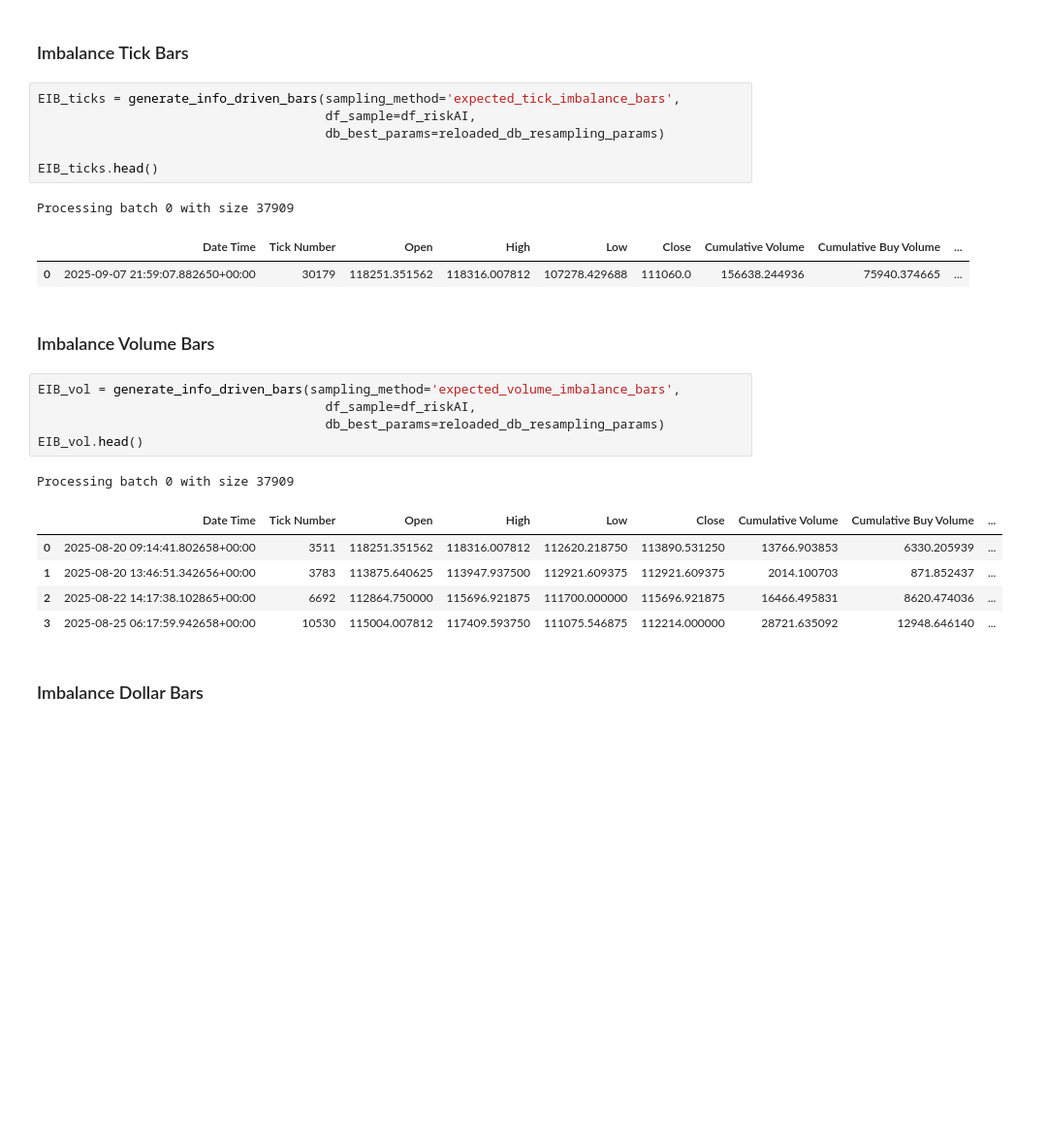
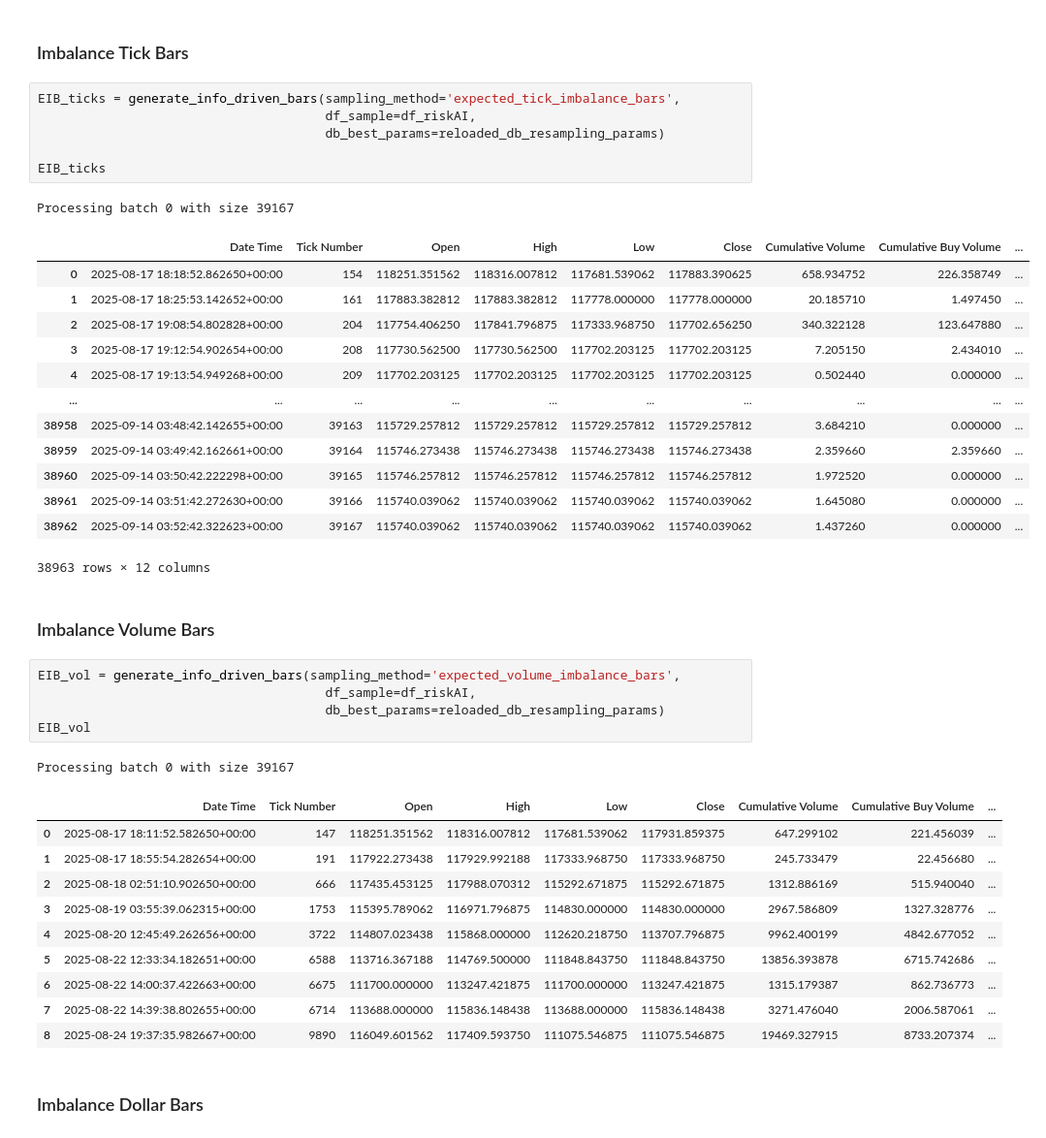
Before and after one commit to engr-bobet-14/Trading-Systems, a Jupyter notebook: smart-money/Notebook/[01] Data Structures.ipynb, the cells around one changed output. Shown: that part at 97% size. Drawn from its saved outputs; the diff is of its cells as text; blank space fills up the shorter version.

```diff
--- a/smart-money/Notebook/[01] Data Structures.ipynb
+++ b/smart-money/Notebook/[01] Data Structures.ipynb
@@ -790,27 +1101,43 @@ features = [
 # %%
 EIB_ticks = generate_info_driven_bars(sampling_method='expected_tick_imbalance_bars',
                                       df_sample=df_riskAI,
                                       db_best_params=reloaded_db_resampling_params)
 
-EIB_ticks.head()
+EIB_ticks
 # %% [output]
-Processing batch 0 with size 37909
+Processing batch 0 with size 39167
 |  | Date Time | Tick Number | Open | High | Low | Close | Cumulative Volume | Cumulative Buy Volume | ... |
-| 0 | 2025-09-07 21:59:07.882650+00:00 | 30179 | 118251.351562 | 118316.007812 | 107278.429688 | 111060.0 | 156638.244936 | 75940.374665 | ... |
+| 0 | 2025-08-17 18:18:52.862650+00:00 | 154 | 118251.351562 | 118316.007812 | 117681.539062 | 117883.390625 | 658.934752 | 226.358749 | ... |
+| 1 | 2025-08-17 18:25:53.142652+00:00 | 161 | 117883.382812 | 117883.382812 | 117778.000000 | 117778.000000 | 20.185710 | 1.497450 | ... |
+| 2 | 2025-08-17 19:08:54.802828+00:00 | 204 | 117754.406250 | 117841.796875 | 117333.968750 | 117702.656250 | 340.322128 | 123.647880 | ... |
+| 3 | 2025-08-17 19:12:54.902654+00:00 | 208 | 117730.562500 | 117730.562500 | 117702.203125 | 117702.203125 | 7.205150 | 2.434010 | ... |
+| 4 | 2025-08-17 19:13:54.949268+00:00 | 209 | 117702.203125 | 117702.203125 | 117702.203125 | 117702.203125 | 0.502440 | 0.000000 | ... |
+| ... | ... | ... | ... | ... | ... | ... | ... | ... | ... |
+| 38958 | 2025-09-14 03:48:42.142655+00:00 | 39163 | 115729.257812 | 115729.257812 | 115729.257812 | 115729.257812 | 3.684210 | 0.000000 | ... |
+| 38959 | 2025-09-14 03:49:42.162661+00:00 | 39164 | 115746.273438 | 115746.273438 | 115746.273438 | 115746.273438 | 2.359660 | 2.359660 | ... |
+| 38960 | 2025-09-14 03:50:42.222298+00:00 | 39165 | 115746.257812 | 115746.257812 | 115746.257812 | 115746.257812 | 1.972520 | 0.000000 | ... |
+| 38961 | 2025-09-14 03:51:42.272630+00:00 | 39166 | 115740.039062 | 115740.039062 | 115740.039062 | 115740.039062 | 1.645080 | 0.000000 | ... |
+| 38962 | 2025-09-14 03:52:42.322623+00:00 | 39167 | 115740.039062 | 115740.039062 | 115740.039062 | 115740.039062 | 1.437260 | 0.000000 | ... |
+38963 rows × 12 columns
 # %% [markdown]
 ### Imbalance Volume Bars
 # %%
 EIB_vol = generate_info_driven_bars(sampling_method='expected_volume_imbalance_bars',
                                       df_sample=df_riskAI,
                                       db_best_params=reloaded_db_resampling_params)
-EIB_vol.head()
+EIB_vol
 # %% [output]
-Processing batch 0 with size 37909
+Processing batch 0 with size 39167
 |  | Date Time | Tick Number | Open | High | Low | Close | Cumulative Volume | Cumulative Buy Volume | ... |
-| 0 | 2025-08-20 09:14:41.802658+00:00 | 3511 | 118251.351562 | 118316.007812 | 112620.218750 | 113890.531250 | 13766.903853 | 6330.205939 | ... |
-| 1 | 2025-08-20 13:46:51.342656+00:00 | 3783 | 113875.640625 | 113947.937500 | 112921.609375 | 112921.609375 | 2014.100703 | 871.852437 | ... |
-| 2 | 2025-08-22 14:17:38.102865+00:00 | 6692 | 112864.750000 | 115696.921875 | 111700.000000 | 115696.921875 | 16466.495831 | 8620.474036 | ... |
-| 3 | 2025-08-25 06:17:59.942658+00:00 | 10530 | 115004.007812 | 117409.593750 | 111075.546875 | 112214.000000 | 28721.635092 | 12948.646140 | ... |
+| 0 | 2025-08-17 18:11:52.582650+00:00 | 147 | 118251.351562 | 118316.007812 | 117681.539062 | 117931.859375 | 647.299102 | 221.456039 | ... |
+| 1 | 2025-08-17 18:55:54.282654+00:00 | 191 | 117922.273438 | 117929.992188 | 117333.968750 | 117333.968750 | 245.733479 | 22.456680 | ... |
+| 2 | 2025-08-18 02:51:10.902650+00:00 | 666 | 117435.453125 | 117988.070312 | 115292.671875 | 115292.671875 | 1312.886169 | 515.940040 | ... |
+| 3 | 2025-08-19 03:55:39.062315+00:00 | 1753 | 115395.789062 | 116971.796875 | 114830.000000 | 114830.000000 | 2967.586809 | 1327.328776 | ... |
+| 4 | 2025-08-20 12:45:49.262656+00:00 | 3722 | 114807.023438 | 115868.000000 | 112620.218750 | 113707.796875 | 9962.400199 | 4842.677052 | ... |
+| 5 | 2025-08-22 12:33:34.182651+00:00 | 6588 | 113716.367188 | 114769.500000 | 111848.843750 | 111848.843750 | 13856.393878 | 6715.742686 | ... |
+| 6 | 2025-08-22 14:00:37.422663+00:00 | 6675 | 111700.000000 | 113247.421875 | 111700.000000 | 113247.421875 | 1315.179387 | 862.736773 | ... |
+| 7 | 2025-08-22 14:39:38.802655+00:00 | 6714 | 113688.000000 | 115836.148438 | 113688.000000 | 115836.148438 | 3271.476040 | 2006.587061 | ... |
+| 8 | 2025-08-24 19:37:35.982667+00:00 | 9890 | 116049.601562 | 117409.593750 | 111075.546875 | 111075.546875 | 19469.327915 | 8733.207374 | ... |
 # %% [markdown]
 ### Imbalance Dollar Bars
 # %%
```
Also changed, not shown: parts of 36 cells of this notebook, 2 other files.
